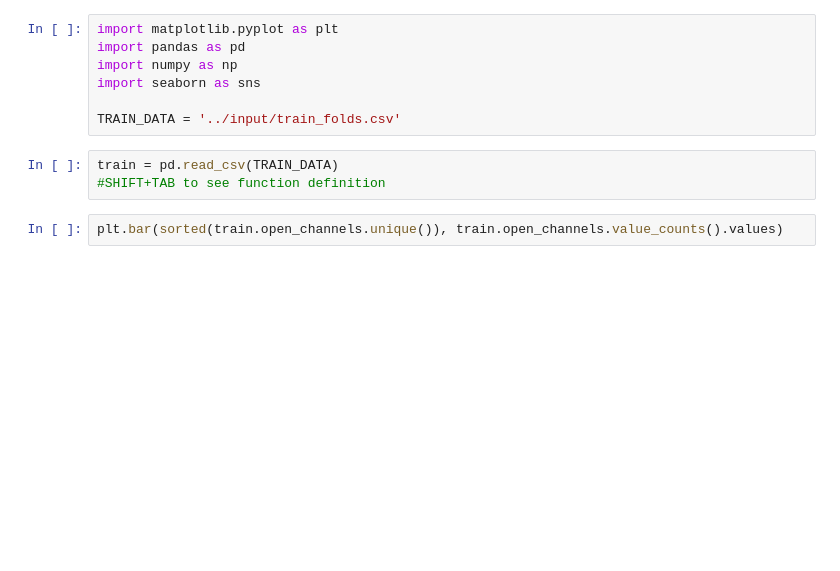
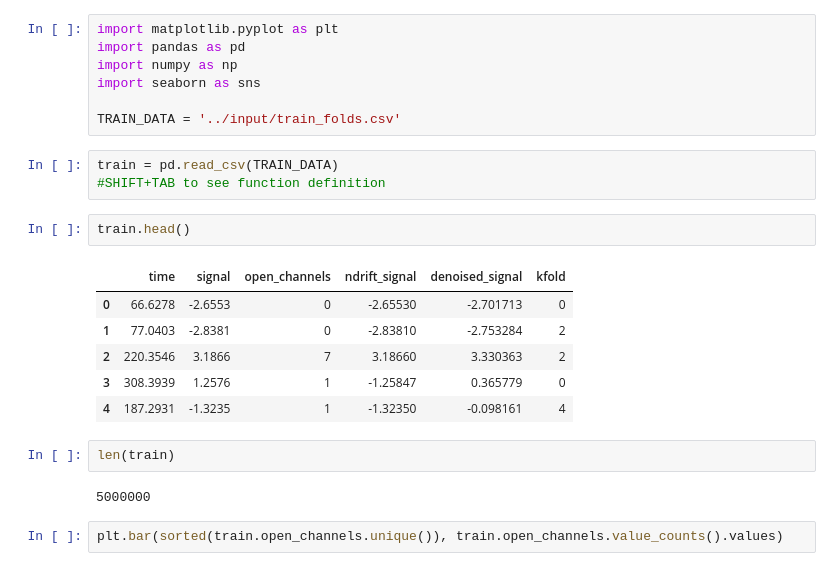
Before and after one commit to kirilllzaitsev/ion_switching, a Jupyter notebook: src/exploration.ipynb, the cells around one changed output. Saved outputs shown, nothing was run; the diff lists cells and outputs as text; blank space fills up the shorter version.

```diff
--- a/src/exploration.ipynb
+++ b/src/exploration.ipynb
@@ -8,6 +8,19 @@ TRAIN_DATA = '../input/train_folds.csv'
 # %%
 train = pd.read_csv(TRAIN_DATA)
 #SHIFT+TAB to see function definition
+# %%
+train.head()
+# %% [output]
+|  | time | signal | open_channels | ndrift_signal | denoised_signal | kfold |
+| 0 | 66.6278 | -2.6553 | 0 | -2.65530 | -2.701713 | 0 |
+| 1 | 77.0403 | -2.8381 | 0 | -2.83810 | -2.753284 | 2 |
+| 2 | 220.3546 | 3.1866 | 7 | 3.18660 | 3.330363 | 2 |
+| 3 | 308.3939 | 1.2576 | 1 | -1.25847 | 0.365779 | 0 |
+| 4 | 187.2931 | -1.3235 | 1 | -1.32350 | -0.098161 | 4 |
+# %%
+len(train)
+# %% [output]
+5000000
 # %%
 plt.bar(sorted(train.open_channels.unique()), train.open_channels.value_counts().values)
 # %% [output]
```
Also changed, not shown: parts of 14 cells of this notebook, 3 other files.
